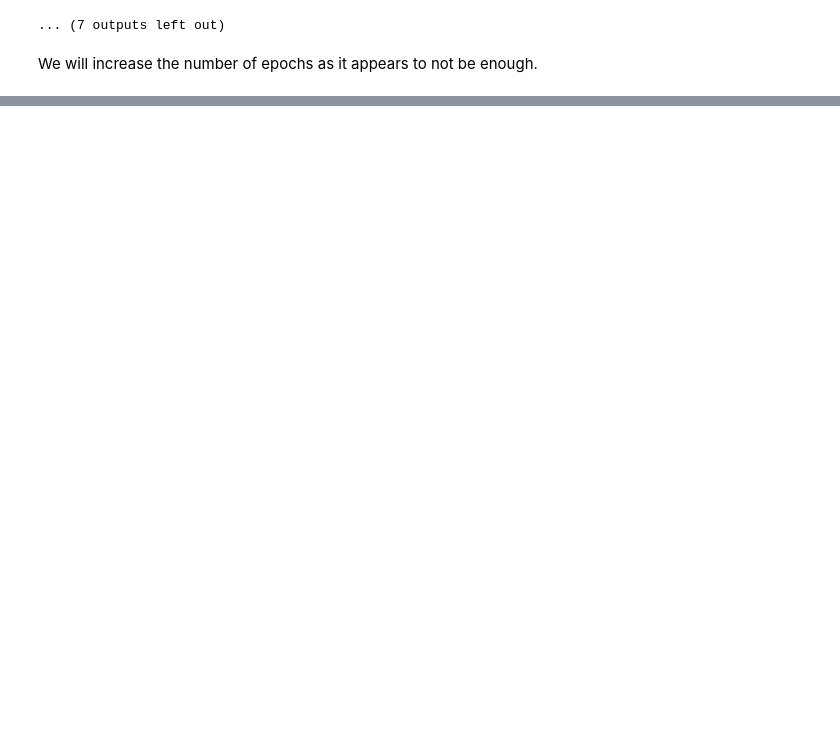
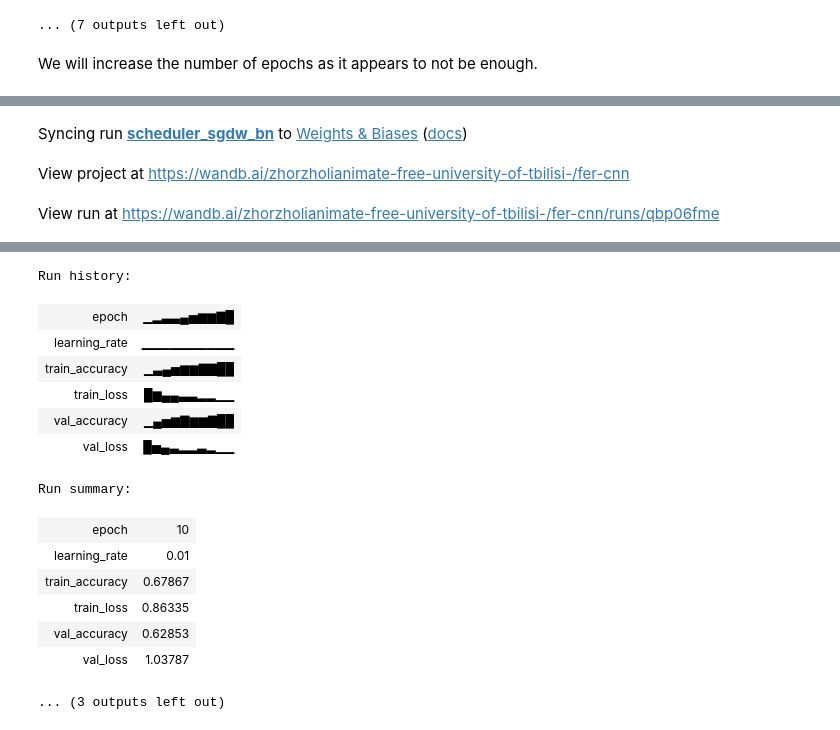
Before and after one commit to Mateus929/Facial-Expression-Recognition-Challenge, a Jupyter notebook: notebooks/ConvNet.ipynb, the cells around one changed output, grey strips where cells are left out. Cells and saved outputs as stored; diff of their text form; code cells hidden in the pictures; blank space fills up the shorter version.

```diff
--- a/notebooks/ConvNet.ipynb
+++ b/notebooks/ConvNet.ipynb
@@ -1342,0 +2078,62 @@ NameError: name 'train_model' is not defined
+# %%
+%%time
+import torch
+import torch.nn as nn
+import torch.optim as optim
+
+model = nn.Sequential(
+    nn.Conv2d(1, 64, kernel_size=3, padding=1),
+    nn.BatchNorm2d(64),
+    nn.ReLU(inplace=True),
+    nn.Conv2d(64, 64, kernel_size=3, padding=1),
+    nn.BatchNorm2d(64),
+    nn.ReLU(inplace=True),
+    nn.MaxPool2d(kernel_size=2, stride=2),  # (64, 24, 24)
+
+    nn.Conv2d(64, 128, kernel_size=3, padding=1),
+    nn.BatchNorm2d(128),
+    nn.ReLU(inplace=True),
+    nn.Conv2d(128, 128, kernel_size=3, padding=1),
+    nn.BatchNorm2d(128),
+    nn.ReLU(inplace=True),
+    nn.MaxPool2d(kernel_size=2, stride=2),  # (128, 12, 12)
+
+    nn.Conv2d(128, 256, kernel_size=3, padding=1),
+    nn.BatchNorm2d(256),
+    nn.ReLU(inplace=True),
+    nn.MaxPool2d(kernel_size=2, stride=2),  # (256, 6, 6)
+
+    nn.Conv2d(256, 512, kernel_size=3, padding=1),
+    nn.BatchNorm2d(512),
+    nn.ReLU(inplace=True),
+    nn.MaxPool2d(kernel_size=2, stride=2),  # (512, 3, 3)
+
+    nn.Flatten(),                          # (512 * 3 * 3 = 4608)
+    nn.Dropout(0.5),
+    nn.Linear(512 * 3 * 3, 1024),
+    nn.BatchNorm1d(1024),
+    nn.ReLU(inplace=True),
+    nn.Dropout(0.5),
+    nn.Linear(1024, 7)
+)
+
+device = torch.device("cuda" if torch.cuda.is_available() else "cpu")
+print("Using device:", device)
+model.to(device)
+
+criterion = nn.CrossEntropyLoss()
+optimizer = torch.optim.SGD(model.parameters(), lr=0.01, momentum=0.9, weight_decay=1e-4)
+scheduler = torch.optim.lr_scheduler.ReduceLROnPlateau(optimizer, mode='min', patience=2, factor=0.5, verbose=True)
+
+train_model(
+    model,
+    criterion,
+    optimizer,
+    device,
+    train_loader,
+    val_loader,
+    scheduler=scheduler,
+    group_name="DefaultCnnNet",
+    run_name='scheduler_sgdw_bn'
+)
+# %% [output]
@@ -1342,0 +2143,3 @@ NameError: name 'train_model' is not defined
+Syncing run scheduler_sgdw_bn to Weights & Biases (docs)
+View project at https://wandb.ai/zhorzholianimate-free-university-of-tbilisi-/fer-cnn
+View run at https://wandb.ai/zhorzholianimate-free-university-of-tbilisi-/fer-cnn/runs/qbp06fme
@@ -1342,0 +2157,15 @@ NameError: name 'train_model' is not defined
+Run history:
+| epoch | ▁▂▃▃▄▅▆▆▇█ |
+| learning_rate | ▁▁▁▁▁▁▁▁▁▁ |
+| train_accuracy | ▁▃▄▅▆▆▇▇██ |
+| train_loss | █▆▄▄▃▃▂▂▁▁ |
+| val_accuracy | ▁▄▅▆▇▆▆▇██ |
+| val_loss | █▅▄▃▂▂▃▂▁▁ |
+Run summary:
+| epoch | 10 |
+| learning_rate | 0.01 |
+| train_accuracy | 0.67867 |
+| train_loss | 0.86335 |
+| val_accuracy | 0.62853 |
+| val_loss | 1.03787 |
+... (3 outputs left out)
```
Also changed, not shown: parts of 24 cells of this notebook.
